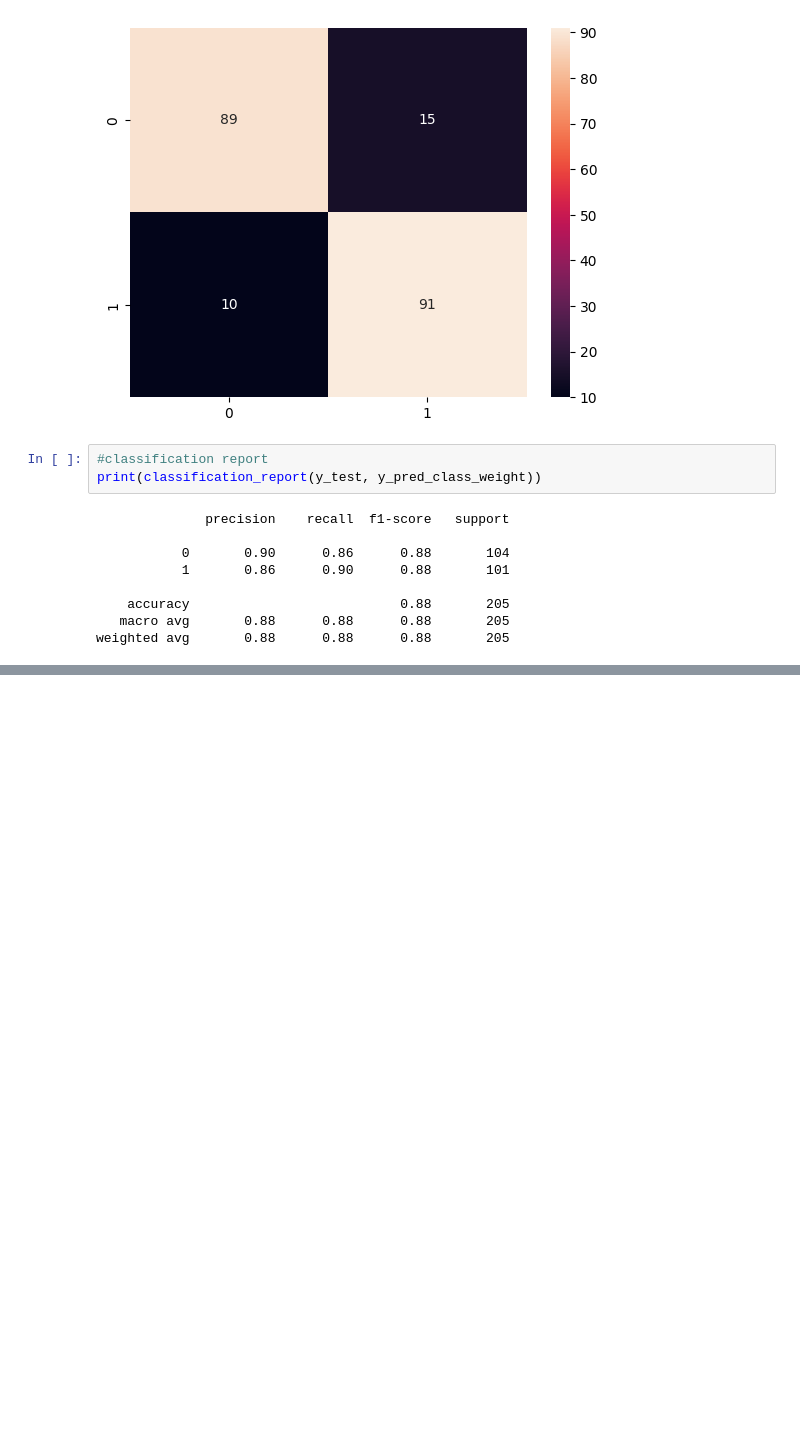
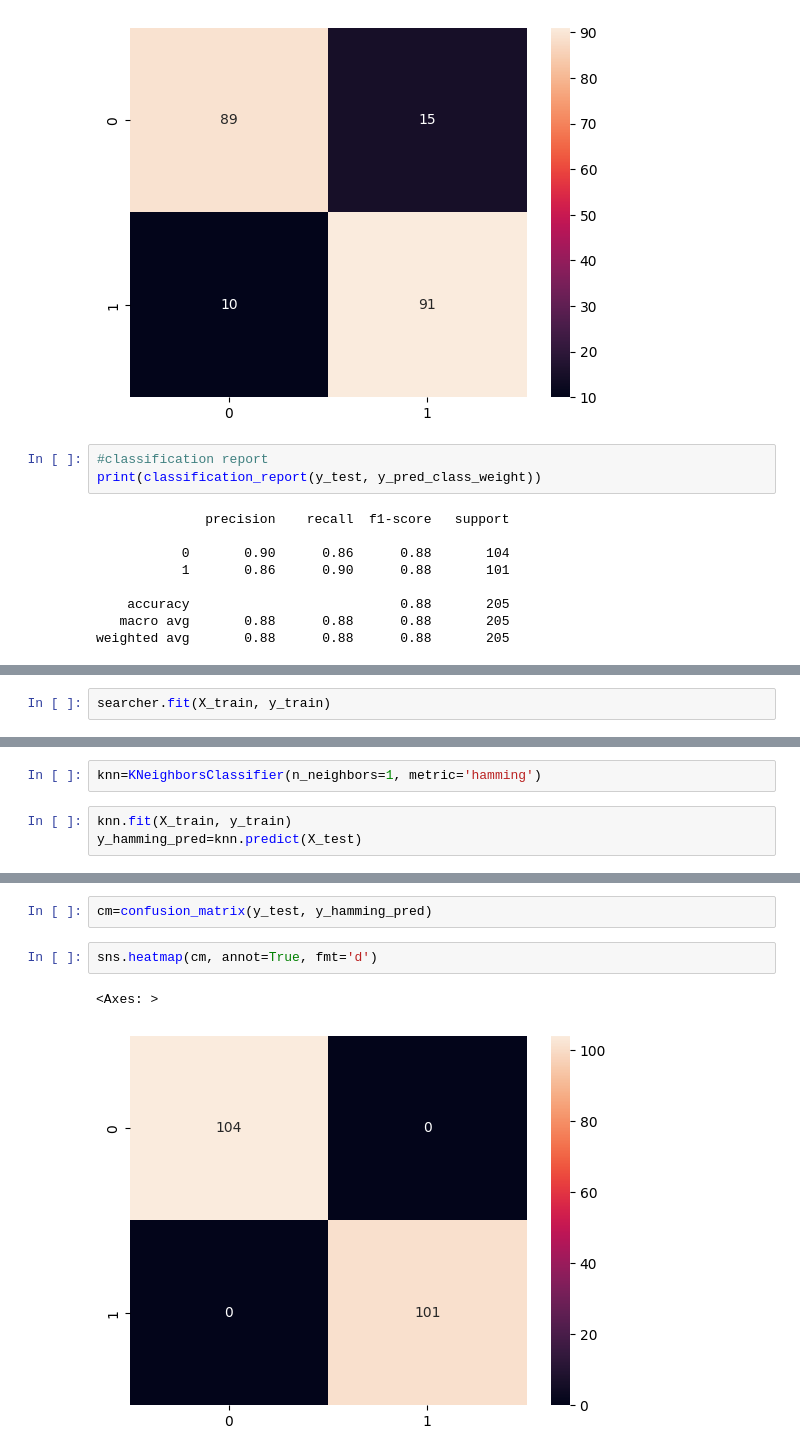
Before and after one commit to KamilShape/heart_disease_classification, a Jupyter notebook: heart_disease_classification.ipynb, the cells around one changed output, grey strips where cells are left out. Drawn from its saved outputs; the diff is of its cells as text; blank space fills up the shorter version.

Commit message:
add k-neighbours classifier

```diff
--- a/heart_disease_classification.ipynb
+++ b/heart_disease_classification.ipynb
@@ -365,0 +379,2 @@ weighted avg       0.88      0.88      0.88       205
+# %%
+searcher.fit(X_train, y_train)
@@ -365,0 +392,5 @@ weighted avg       0.88      0.88      0.88       205
+# %%
+knn=KNeighborsClassifier(n_neighbors=1, metric='hamming')
+# %%
+knn.fit(X_train, y_train)
+y_hamming_pred=knn.predict(X_test)
@@ -365,0 +408,7 @@ weighted avg       0.88      0.88      0.88       205
+# %%
+cm=confusion_matrix(y_test, y_hamming_pred)
+# %%
+sns.heatmap(cm, annot=True, fmt='d')
+# %% [output]
+<Axes: >
+[figure, added]
```
Also changed, not shown: parts of 17 cells of this notebook.
